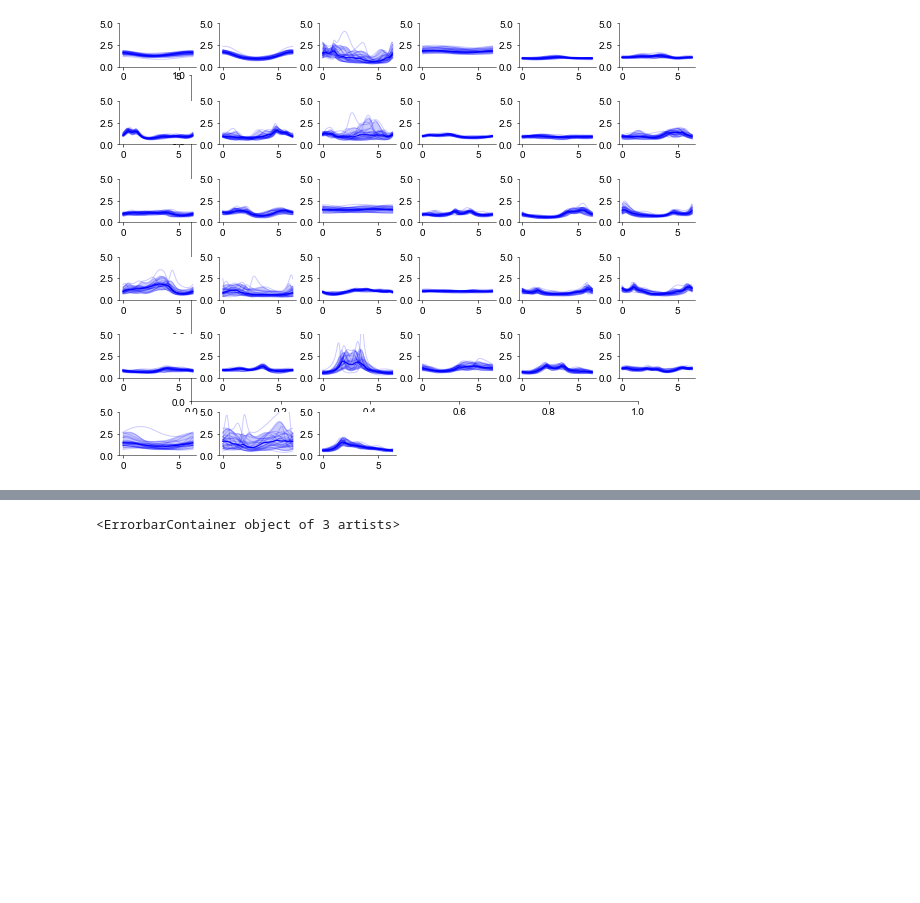
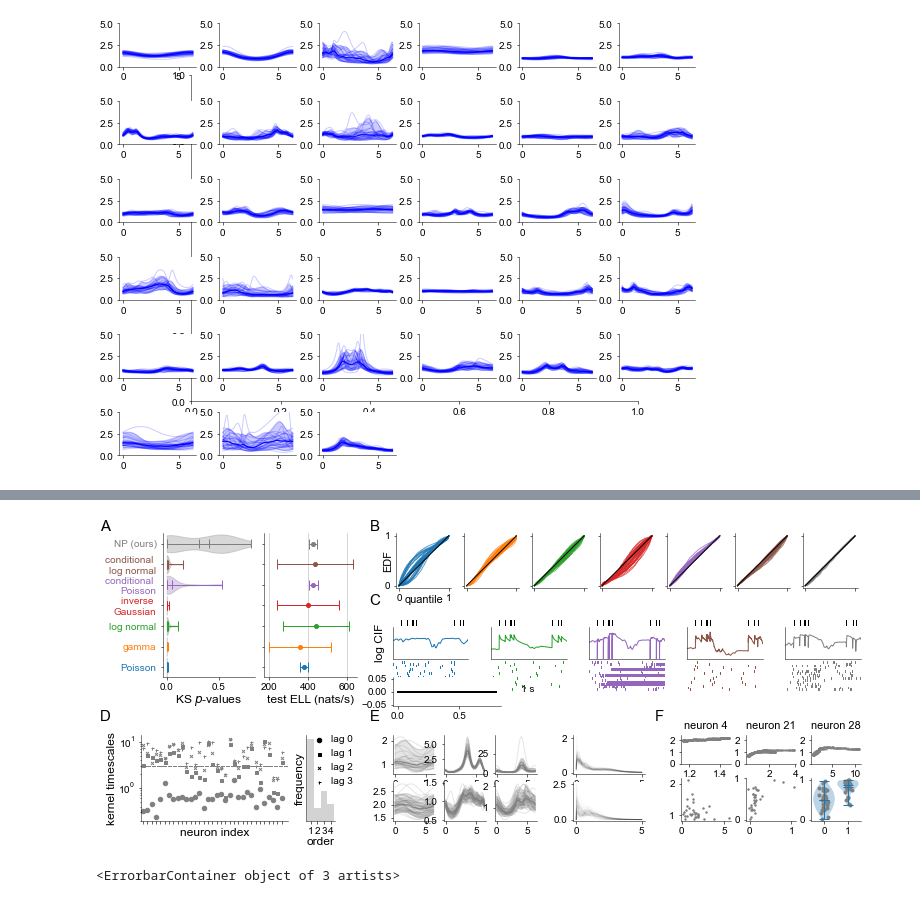
Before and after one commit to davindicode/nonparametric-nonrenewal-process, a Jupyter notebook: scripts/plots/plots.ipynb, the cells around one changed output, grey strips where cells are left out. Drawn from its saved outputs; the diff is of its cells as text; code cells hidden in the pictures; blank space fills up the shorter version.

```diff
--- a/scripts/plots/plots.ipynb
+++ b/scripts/plots/plots.ipynb
@@ -1026,3 +376,60 @@ plt.show()
+# %%
+fig = plt.figure(figsize=(10, 4))
+fig.set_facecolor('white')
+
+
+
+cs = [
+    'tab:blue',
+    'tab:orange',
+    'tab:green',
+    'tab:red',
+    'tab:purple',
+    'tab:brown',
+    'tab:gray',
+]
+use_model_inds = np.array([0, 1, 2, 3, 4, 5, 9])
+use_reg_config_names = [reg_config_names[k] for k in use_model_inds]
+use_names = [
+    'Poisson',
+    'gamma',
+    'log normal',
+    'inverse \nGaussian',
+    'conditional \nPoisson',
+    'conditional \nlog normal',
+    'NP (ours)',
+]
+visualize_inds = [0, 2, 4, 5, 6]
+visualize_names = [reg_config_names[k] for k in use_model_inds[visualize_inds]]
+
+
+fig.text(-0.05, 1.01, 'A', fontsize=15, ha='center')
+plot_fit_stats(fig)
+
+fig.text(0.325, 1.01, 'B', fontsize=15, ha='center')
+plot_QQ(fig)
+
+fig.text(0.325, 0.75, 'C', fontsize=15, ha='center')
+plot_posteriors(fig)
+
+fig.text(-0.05, 0.35, 'D', fontsize=15, ha='center')
+plot_kernel_lens(fig)
+
+fig.text(0.325, 0.35, 'E', fontsize=15, ha='center')
+plot_instantaneous(fig)
+
+fig.text(0.72, 0.35, 'F', fontsize=15, ha='center')
+plot_th1_tuning(fig)
+
+fig.text(1.02, 1.01, 'S', fontsize=15, alpha=0., ha='center')  # space
+
+
+
+
+#plt.savefig('../saves/th1.pdf')
+plt.show()
+# %% [output]
+[figure, added]
 # %%
 fig = plt.figure(figsize=(10, 4))
 
```
Also changed, not shown: parts of 38 cells of this notebook, 11 other files.
